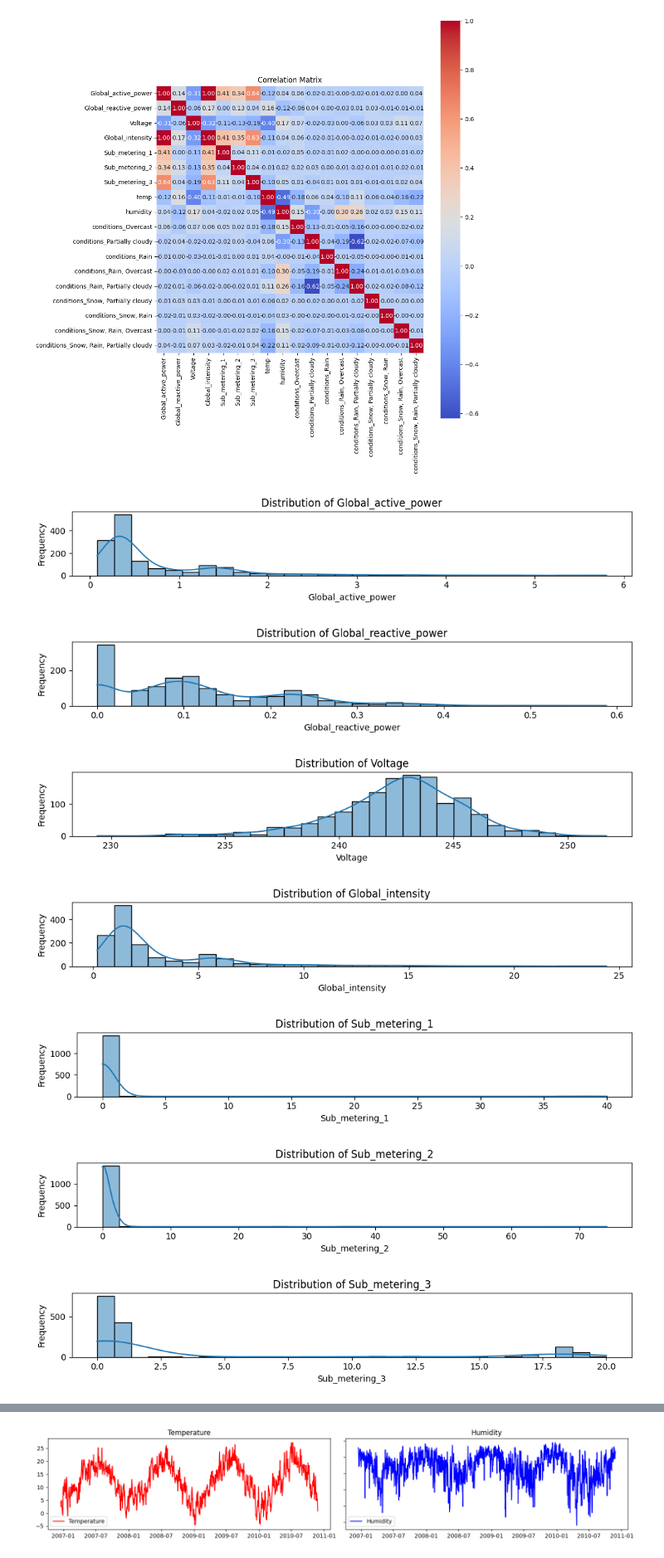
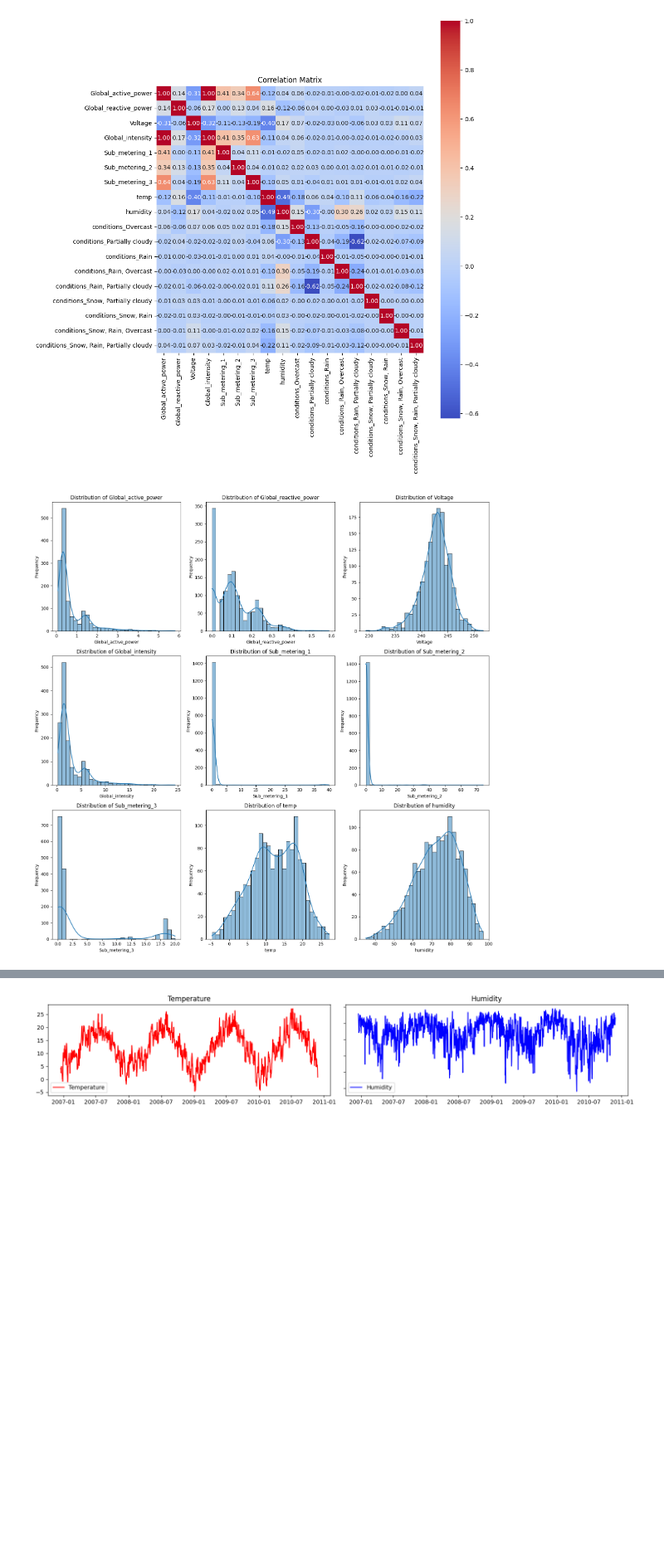
Before and after one commit to bhusalgokarna/Ds_FinalProject, a Jupyter notebook: notebooks/analysis_energy_consumption.ipynb, the cells around one changed output, grey strips where cells are left out. Shown at 83% size. Drawn from its saved outputs; the diff is of its cells as text; code cells hidden in the pictures; blank space fills up the shorter version.

```diff
--- a/notebooks/analysis_energy_consumption.ipynb
+++ b/notebooks/analysis_energy_consumption.ipynb
@@ -110,11 +106,0 @@ KeyError: 'datetime'
-# %%
-# plot the number of records per day to detect gaps or irregularities
-df['date'] = df.index.date
-
-df['date'].value_counts().sort_index().plot(kind='line', figsize=(12, 3),color='orange', linewidth=0.5)
-plt.title('Number of Records per Day')
-plt.xlabel('Date')
-plt.ylabel('Number of Records')
-plt.xticks(rotation=45)
-
-plt.show()
@@ -162,24 +146,29 @@ plt.show()
 # %% [output]
 [figure]
 # %%
-# Distribution of each Variable
-def plot_variable_distribution(df):
+#Plot the distribution of the all variables(each row 3 distribution)
+def plot_variable_distributions(df):
     numeric_columns = df.select_dtypes(include=[np.number]).columns.tolist()
-    for column in numeric_columns:
-        fig, ax = plt.subplots(figsize=(10, 2))
-        sns.histplot(df[column], kde=True, bins=30, ax=ax)
-        ax.set_title(f'Distribution of {column}')
-        ax.set_xlabel(column)
-        ax.set_ylabel('Frequency')
-        plt.tight_layout()
-        fig.show()
+    num_vars = len(numeric_columns)
+    num_cols = 3
+    num_rows = (num_vars + num_cols - 1) // num_cols  # Calculate number of rows needed
 
-plot_variable_distribution(df)
+    fig, axes = plt.subplots(num_rows, num_cols, figsize=(15, 5 * num_rows))
+    axes = axes.flatten()  # Flatten the axes array for easy indexing
+
+    for i, column in enumerate(numeric_columns):
+        sns.histplot(df[column], kde=True, bins=30, ax=axes[i])
+        axes[i].set_title(f'Distribution of {column}')
+        axes[i].set_xlabel(column)
+        axes[i].set_ylabel('Frequency')
+
+    # Hide any unused subplots
+    for j in range(i + 1, len(axes)):
+        fig.delaxes(axes[j])
+
+    plt.tight_layout()
+    plt.show()
+
+plot_variable_distributions(df)
 # %% [output]
-[figure, old version]
+[figure, new version]
-[figure, removed]
-[figure, removed]
-[figure, removed]
-[figure, removed]
-[figure, removed]
-[figure, removed]
```
Also changed, not shown: parts of 20 cells of this notebook, 23 other files.
